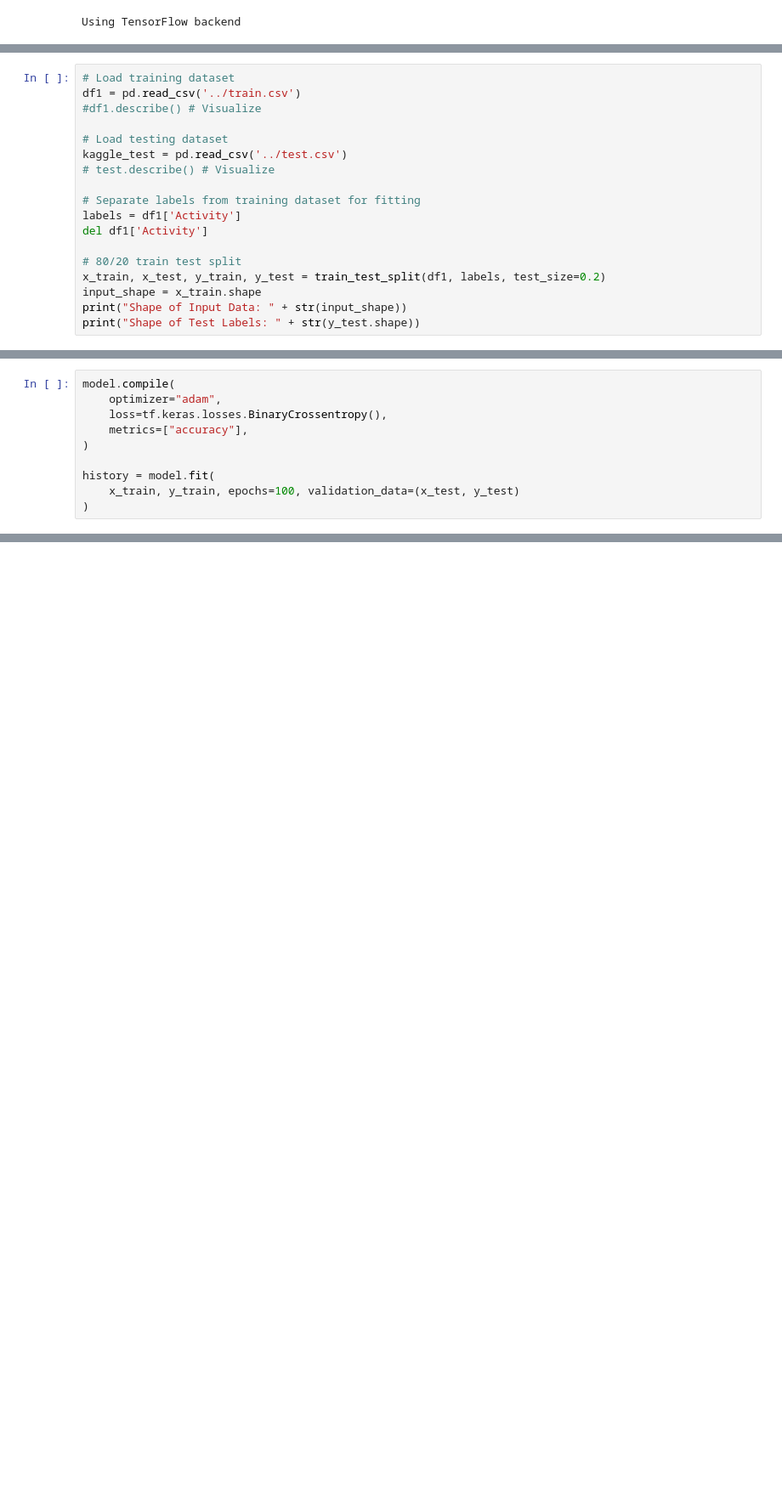
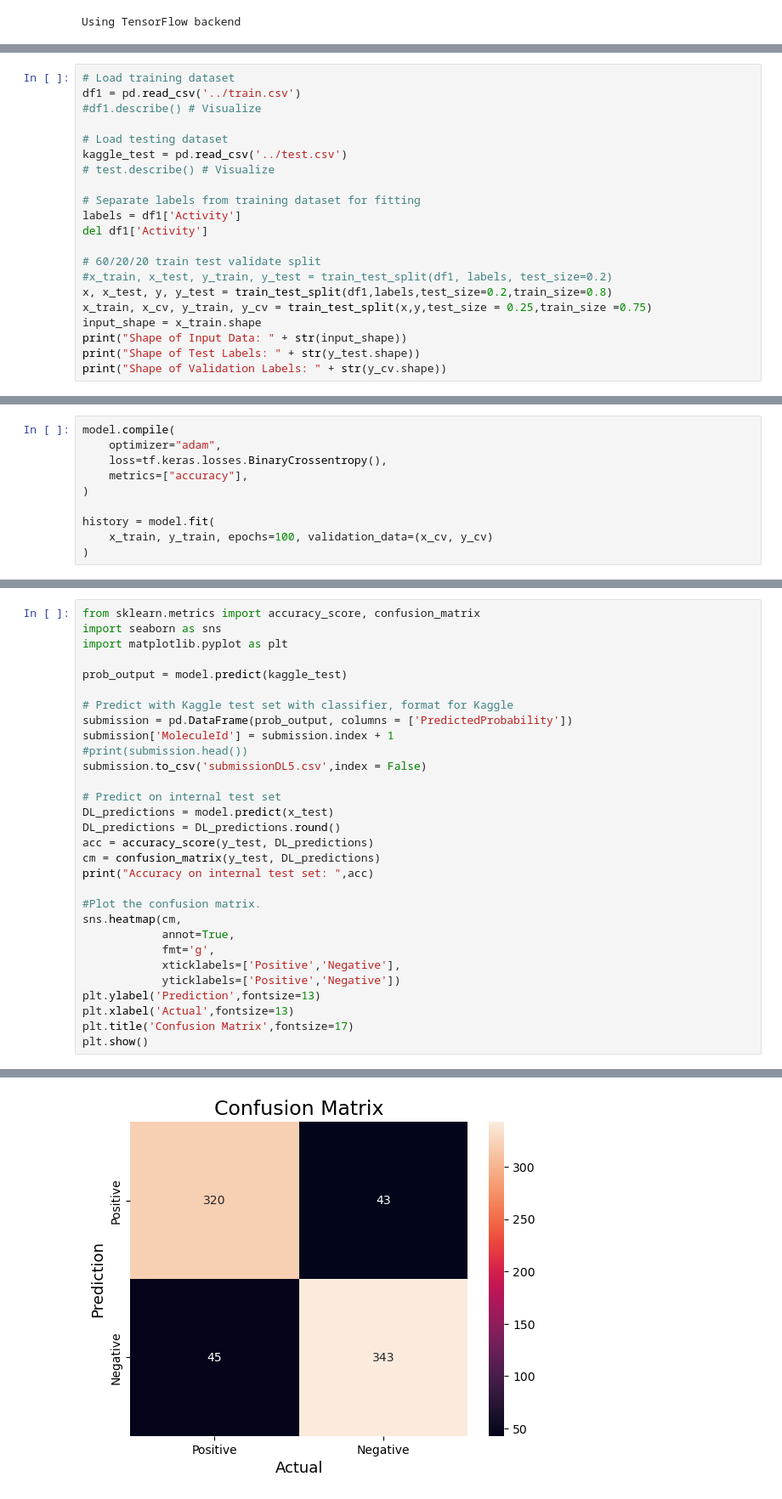
Before and after one commit to snk5040/UNL_Machine_Learning_Project, a Jupyter notebook: autokeras/autokeras_refinement.ipynb, the cells around one changed output, grey strips where cells are left out. Shown: that part at 85% size. Saved outputs shown, nothing was run; the diff lists cells and outputs as text; blank space fills up the shorter version.

```diff
--- a/autokeras/autokeras_refinement.ipynb
+++ b/autokeras/autokeras_refinement.ipynb
@@ -49,9 +41,12 @@ kaggle_test = pd.read_csv('../test.csv')
 labels = df1['Activity']
 del df1['Activity']
 
-# 80/20 train test split
-x_train, x_test, y_train, y_test = train_test_split(df1, labels, test_size=0.2)
+# 60/20/20 train test validate split
+#x_train, x_test, y_train, y_test = train_test_split(df1, labels, test_size=0.2)
+x, x_test, y, y_test = train_test_split(df1,labels,test_size=0.2,train_size=0.8)
+x_train, x_cv, y_train, y_cv = train_test_split(x,y,test_size = 0.25,train_size =0.75)
 input_shape = x_train.shape
 print("Shape of Input Data: " + str(input_shape))
 print("Shape of Test Labels: " + str(y_test.shape))
+print("Shape of Validation Labels: " + str(y_cv.shape))
 # %% [output]
@@ -65,7 +61,7 @@ model.compile(
 )
 
 history = model.fit(
-    x_train, y_train, epochs=100, validation_data=(x_test, y_test)
+    x_train, y_train, epochs=100, validation_data=(x_cv, y_cv)
 )
 # %% [output]
 Epoch 1/100
@@ -79,0 +84,31 @@ np.savetxt("my_data.csv", prob_output, delimiter=",")
+# %%
+from sklearn.metrics import accuracy_score, confusion_matrix
+import seaborn as sns
+import matplotlib.pyplot as plt
+
+prob_output = model.predict(kaggle_test)
+
+# Predict with Kaggle test set with classifier, format for Kaggle
+submission = pd.DataFrame(prob_output, columns = ['PredictedProbability'])
+submission['MoleculeId'] = submission.index + 1
+#print(submission.head())
+submission.to_csv('submissionDL5.csv',index = False)
+
+# Predict on internal test set
+DL_predictions = model.predict(x_test)
+DL_predictions = DL_predictions.round()
+acc = accuracy_score(y_test, DL_predictions)
+cm = confusion_matrix(y_test, DL_predictions)
+print("Accuracy on internal test set: ",acc)
+
+#Plot the confusion matrix.
+sns.heatmap(cm,
+            annot=True,
+            fmt='g',
+            xticklabels=['Positive','Negative'],
+            yticklabels=['Positive','Negative'])
+plt.ylabel('Prediction',fontsize=13)
+plt.xlabel('Actual',fontsize=13)
+plt.title('Confusion Matrix',fontsize=17)
+plt.show()
+# %% [output]
@@ -79,0 +118 @@ np.savetxt("my_data.csv", prob_output, delimiter=",")
+[figure, added]
```
Also changed, not shown: parts of 5 cells of this notebook, 2 other files.
